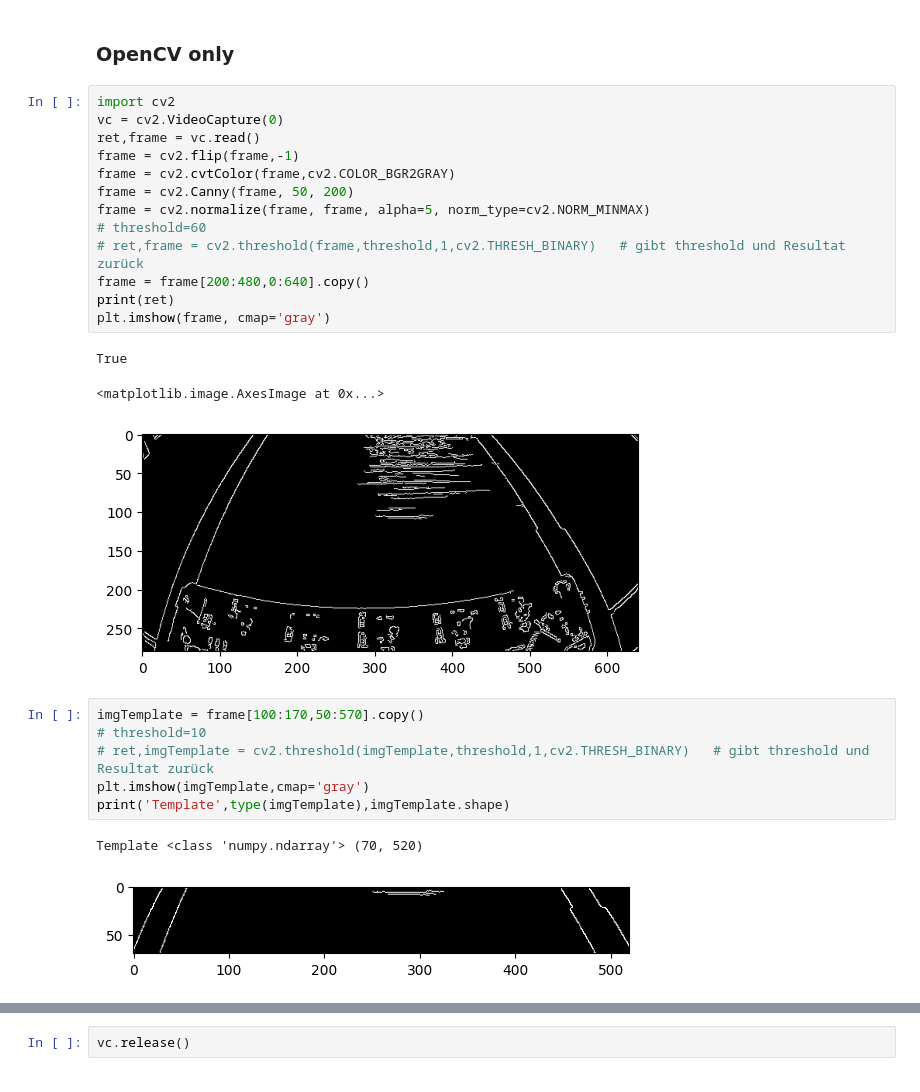
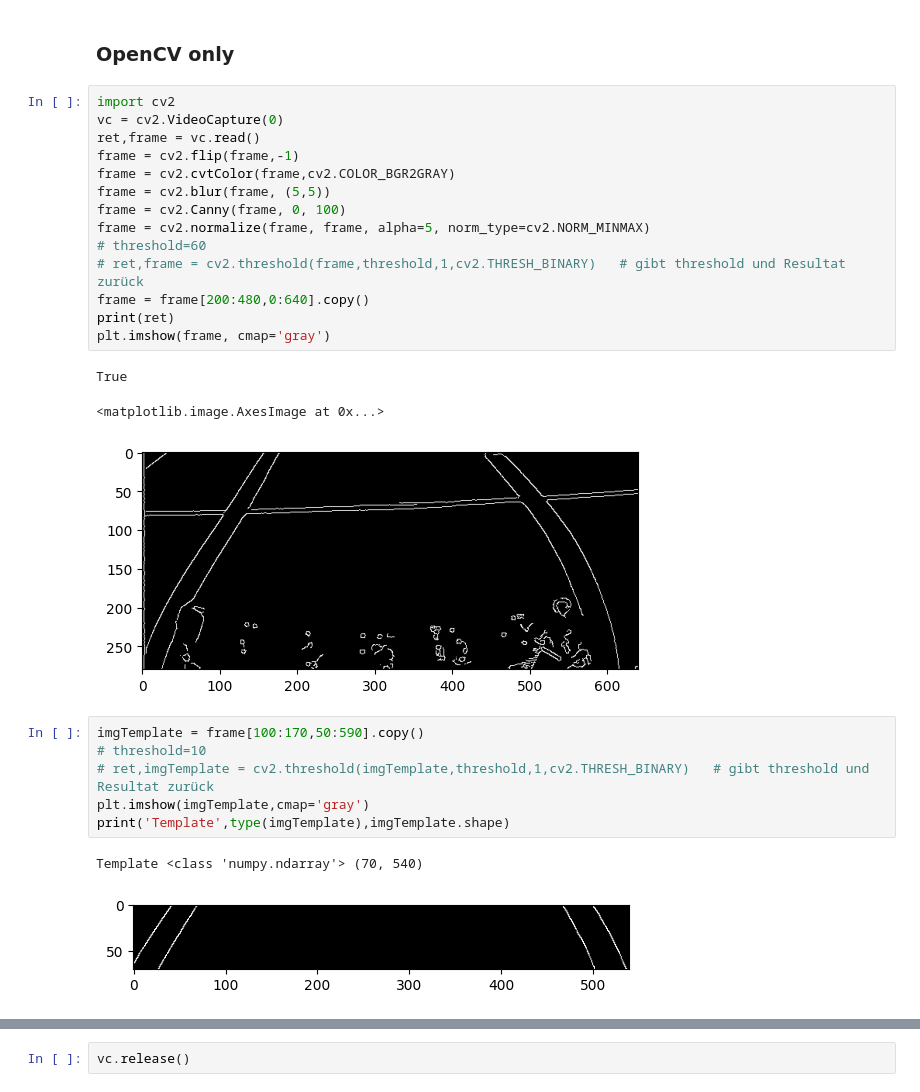
Before and after one commit to beckaelmicher/C2C, a Jupyter notebook: camera_experiment.ipynb, the cells around one changed output, grey strips where cells are left out. Drawn from its saved outputs; the diff is of its cells as text.

Commit message:
Canny und Normalized

```diff
--- a/camera_experiment.ipynb
+++ b/camera_experiment.ipynb
@@ -21,27 +21,28 @@ Camera?
 # %%
 import cv2
 vc = cv2.VideoCapture(0)
 ret,frame = vc.read()
 frame = cv2.flip(frame,-1)
 frame = cv2.cvtColor(frame,cv2.COLOR_BGR2GRAY)
-frame = cv2.Canny(frame, 50, 200)
+frame = cv2.blur(frame, (5,5))
+frame = cv2.Canny(frame, 0, 100)
 frame = cv2.normalize(frame, frame, alpha=5, norm_type=cv2.NORM_MINMAX)
 # threshold=60
 # ret,frame = cv2.threshold(frame,threshold,1,cv2.THRESH_BINARY)   # gibt threshold und Resultat zurück
 frame = frame[200:480,0:640].copy()
 print(ret)
 plt.imshow(frame, cmap='gray')
 # %% [output]
 True
 <matplotlib.image.AxesImage at 0x...>
-[figure, old version]
+[figure, new version]
 # %%
-imgTemplate = frame[100:170,50:570].copy()
+imgTemplate = frame[100:170,50:590].copy()
 # threshold=10
 # ret,imgTemplate = cv2.threshold(imgTemplate,threshold,1,cv2.THRESH_BINARY)   # gibt threshold und Resultat zurück
 plt.imshow(imgTemplate,cmap='gray')
 print('Template',type(imgTemplate),imgTemplate.shape)
 # %% [output]
-Template <class 'numpy.ndarray'> (70, 520)
+Template <class 'numpy.ndarray'> (70, 540)
-[figure, old version]
+[figure, new version]
 # %%
```
Also changed, not shown: parts of 1 cell of this notebook, 1 other file.
